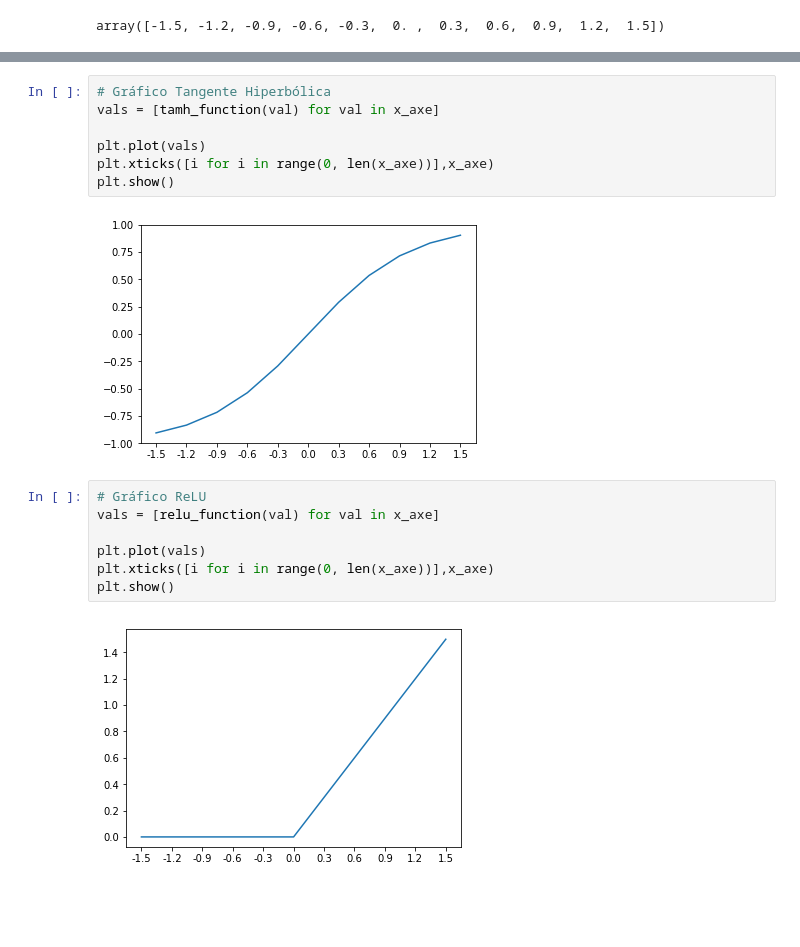
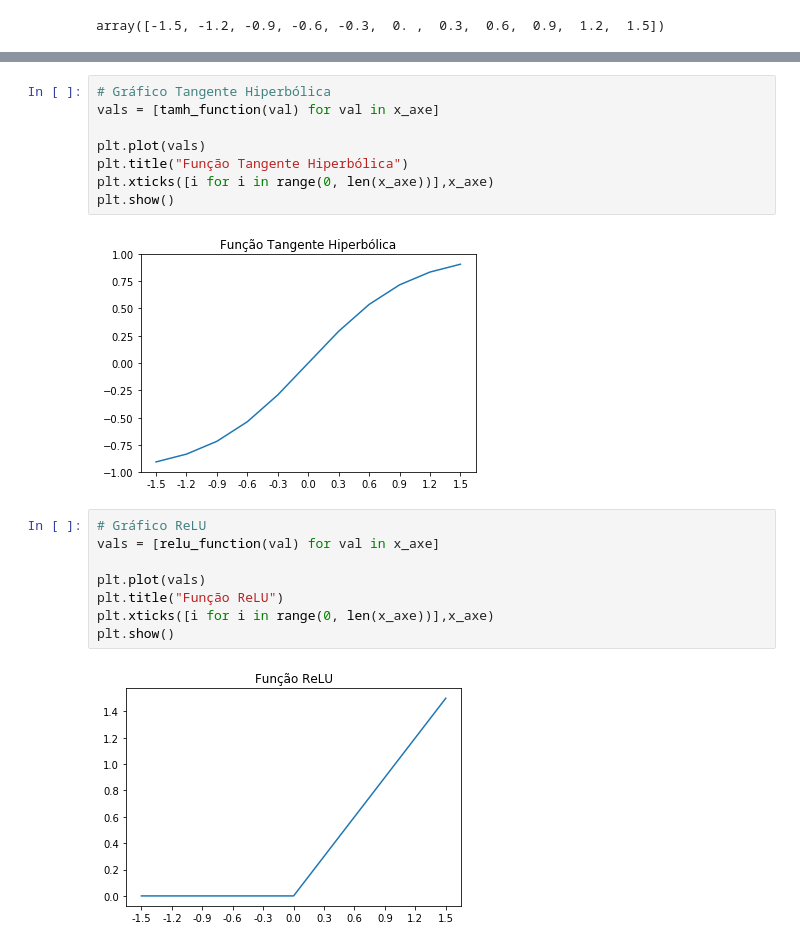
Before and after one commit to manoel-victor1602/Projeto_1_RNA, a Jupyter notebook: Projeto Pratico 3/Atividade #3.ipynb, the cells around one changed output, grey strips where cells are left out. Cells and saved outputs as stored; diff of their text form; blank space fills up the shorter version.

```diff
--- a/Projeto Pratico 3/Atividade #3.ipynb
+++ b/Projeto Pratico 3/Atividade #3.ipynb
@@ -186,18 +193,20 @@ plt.show()
 # %%
 # Gráfico Tangente Hiperbólica
 vals = [tamh_function(val) for val in x_axe]
 
 plt.plot(vals)
+plt.title("Função Tangente Hiperbólica")
 plt.xticks([i for i in range(0, len(x_axe))],x_axe)
 plt.show()
 # %% [output]
-[figure, old version]
+[figure, new version]
 # %%
 # Gráfico ReLU
 vals = [relu_function(val) for val in x_axe]
 
 plt.plot(vals)
+plt.title("Função ReLU")
 plt.xticks([i for i in range(0, len(x_axe))],x_axe)
 plt.show()
 # %% [output]
-[figure, old version]
+[figure, new version]
```
Also changed, not shown: parts of 9 cells of this notebook.
